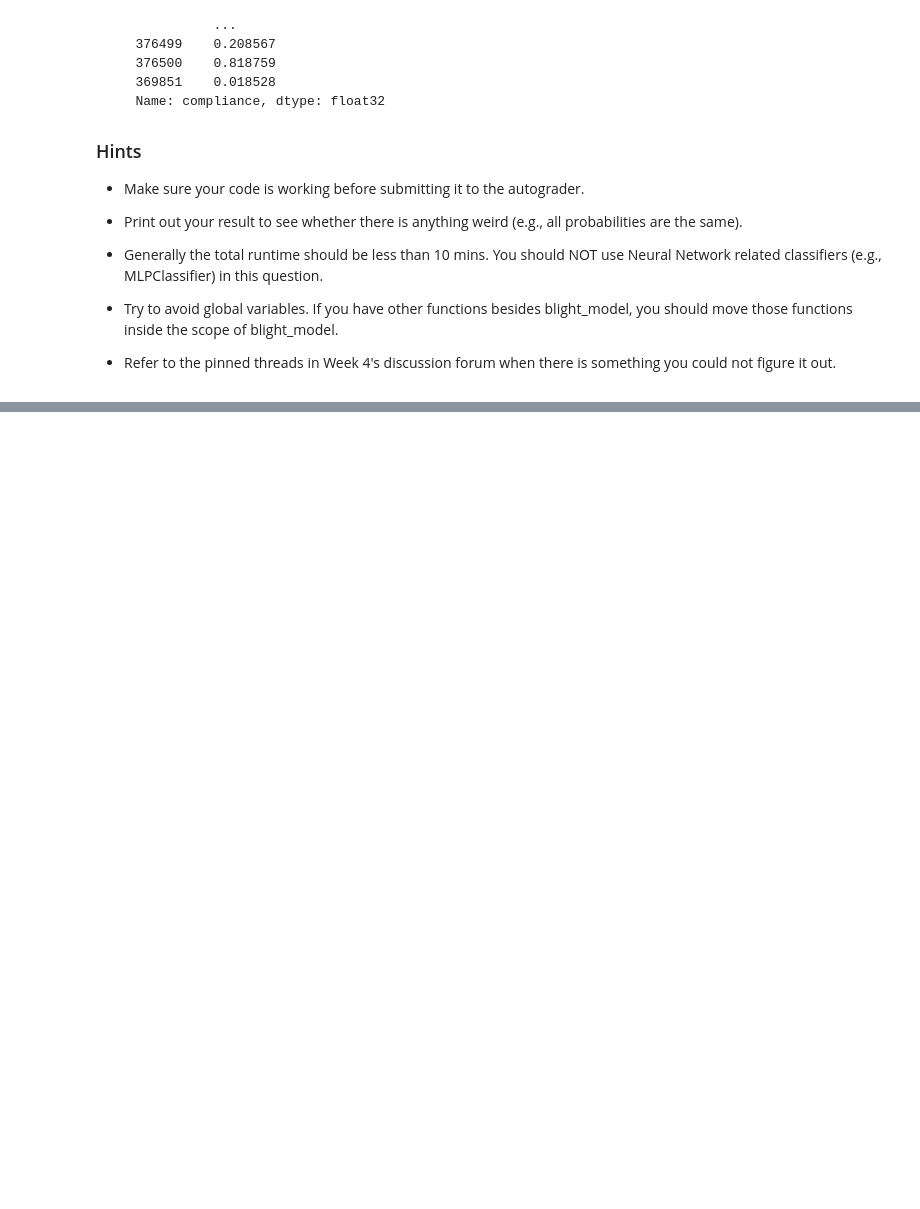
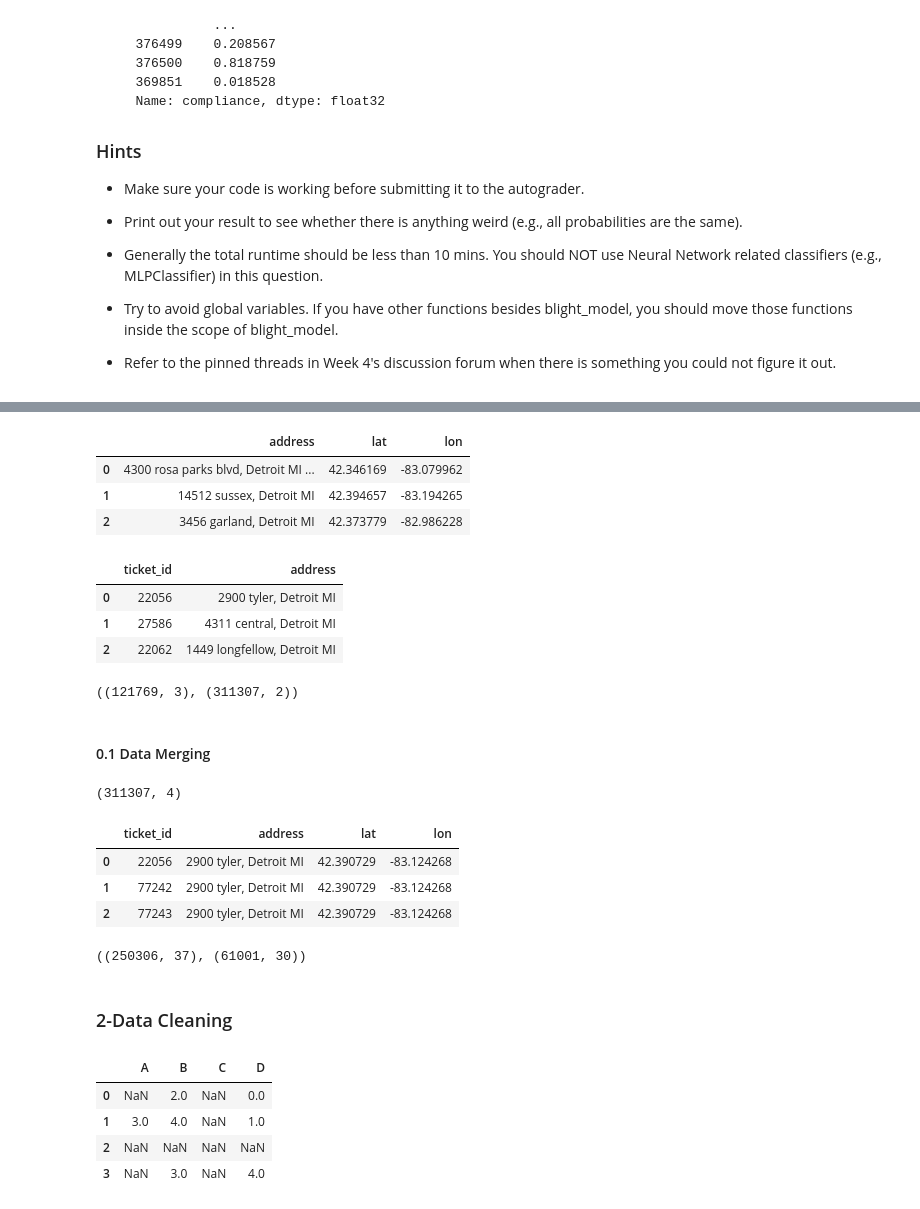
Before and after one commit to francodarvas/PYTHON2, a Jupyter notebook: Assignment 4.ipynb, the cells around one changed output, grey strips where cells are left out. Cells and saved outputs as stored; diff of their text form; code cells hidden in the pictures; blank space fills up the shorter version.

```diff
--- a/Assignment 4.ipynb
+++ b/Assignment 4.ipynb
@@ -225,0 +153,33 @@ Name: prob, Length: 61001, dtype: float64
+# %%
+latlons.head(3)
+# %% [output]
+|  | address | lat | lon |
+| 0 | 4300 rosa parks blvd, Detroit MI ... | 42.346169 | -83.079962 |
+| 1 | 14512 sussex, Detroit MI | 42.394657 | -83.194265 |
+| 2 | 3456 garland, Detroit MI | 42.373779 | -82.986228 |
+# %%
+addresses.head(3)
+# %% [output]
+|  | ticket_id | address |
+| 0 | 22056 | 2900 tyler, Detroit MI |
+| 1 | 27586 | 4311 central, Detroit MI |
+| 2 | 22062 | 1449 longfellow, Detroit MI |
+# %%
+latlons.shape, addresses.shape
+# %% [output]
+((121769, 3), (311307, 2))
+# %% [markdown]
+#### 0.1 Data Merging
+# %%
+#Both addresses and latlons have the same column (address)
+merge1 = addresses.merge(latlons, how='inner', on='address')
+merge1.shape
+# %% [output]
+(311307, 4)
+# %%
+merge1.head(3)
+# %% [output]
+|  | ticket_id | address | lat | lon |
+| 0 | 22056 | 2900 tyler, Detroit MI | 42.390729 | -83.124268 |
+| 1 | 77242 | 2900 tyler, Detroit MI | 42.390729 | -83.124268 |
+| 2 | 77243 | 2900 tyler, Detroit MI | 42.390729 | -83.124268 |
@@ -225,0 +190,6 @@ Name: prob, Length: 61001, dtype: float64
+# %%
+train_m.shape, test_m.shape
+# %% [output]
+((250306, 37), (61001, 30))
+# %% [markdown]
+### 2-Data Cleaning
@@ -225,0 +215,13 @@ Name: prob, Length: 61001, dtype: float64
+# %%
+daf = pd.DataFrame([[np.nan, 2, np.nan, 0],
+                   [3, 4, np.nan, 1],
+                   [np.nan, np.nan, np.nan, np.nan],
+                   [np.nan, 3, np.nan, 4]],
+                  columns=list("ABCD"))
+daf
+# %% [output]
+|  | A | B | C | D |
+| 0 | NaN | 2.0 | NaN | 0.0 |
+| 1 | 3.0 | 4.0 | NaN | 1.0 |
+| 2 | NaN | NaN | NaN | NaN |
+| 3 | NaN | 3.0 | NaN | 4.0 |
```
Also changed, not shown: parts of 19 cells of this notebook.
